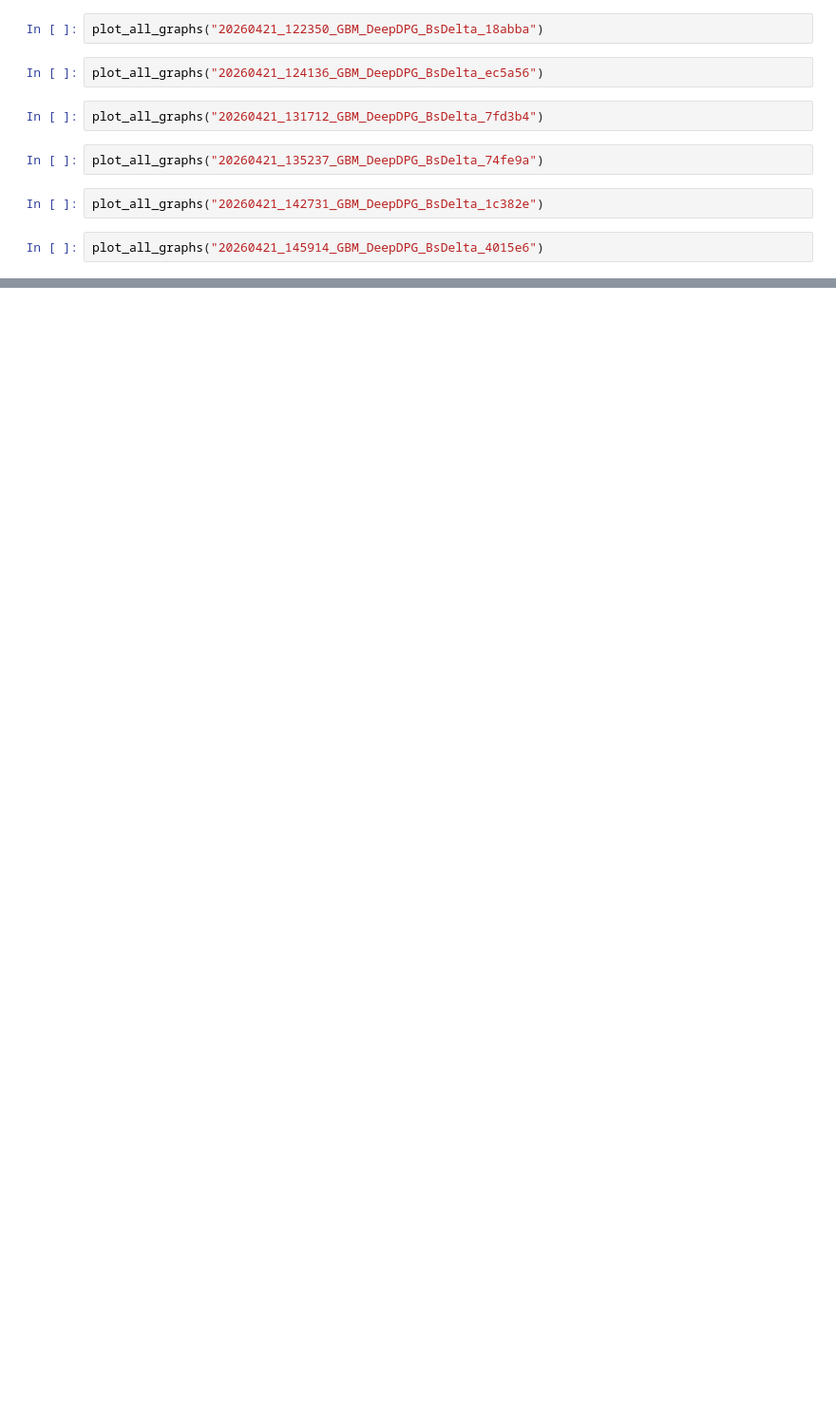
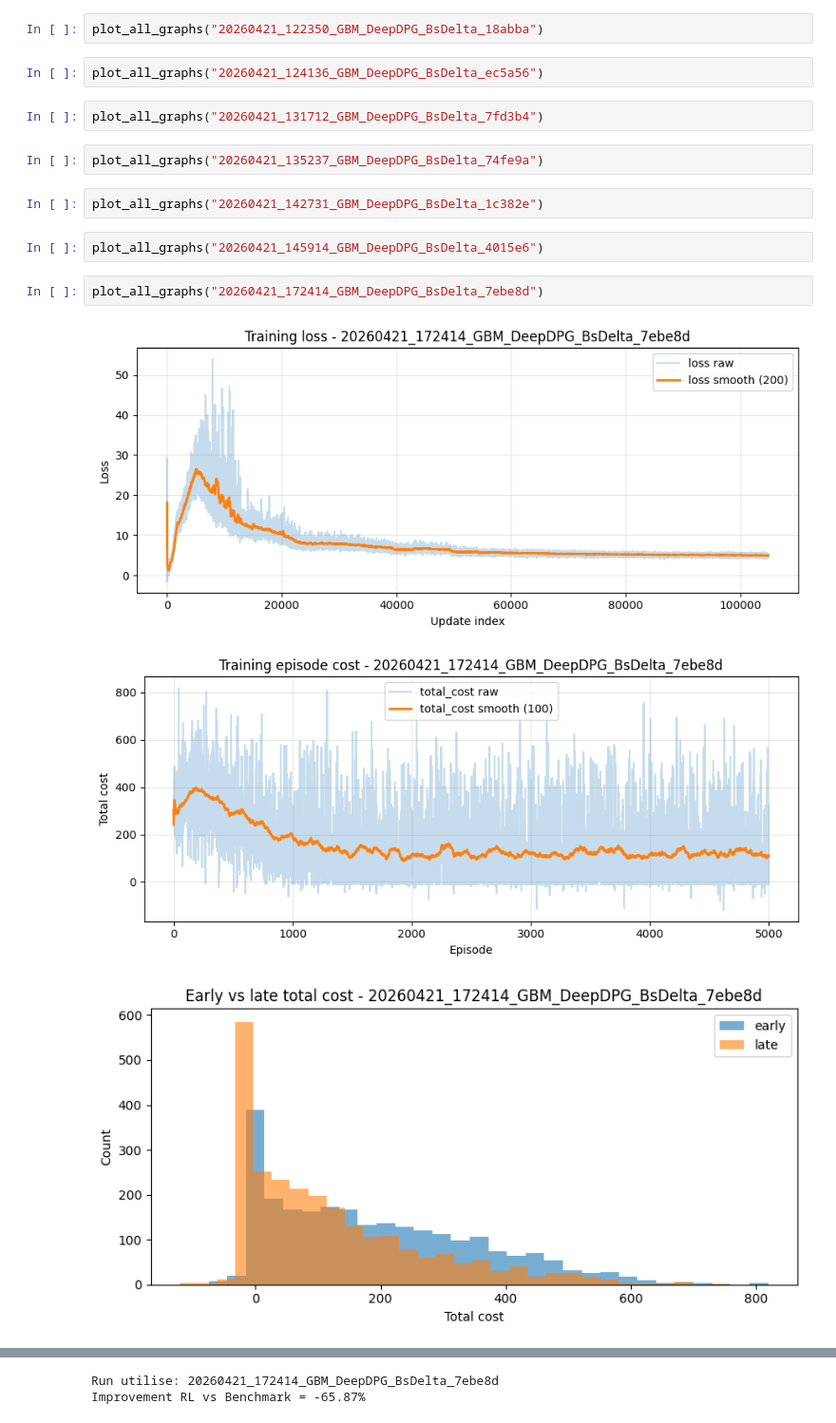
Before and after one commit to thibault-charbonnier/deep-hedging, a Jupyter notebook: notebooks/plot.ipynb, the cells around one changed output, grey strips where cells are left out. Shown at 95% size. Drawn from its saved outputs; the diff is of its cells as text; blank space fills up the shorter version.

```diff
--- a/notebooks/plot.ipynb
+++ b/notebooks/plot.ipynb
@@ -32,3 +32,9 @@ plot_all_graphs("20260421_135237_GBM_DeepDPG_BsDelta_74fe9a")
 plot_all_graphs("20260421_142731_GBM_DeepDPG_BsDelta_1c382e")
 # %%
 plot_all_graphs("20260421_145914_GBM_DeepDPG_BsDelta_4015e6")
+# %%
+plot_all_graphs("20260421_172414_GBM_DeepDPG_BsDelta_7ebe8d")
+# %% [output]
+[figure, added]
+[figure, added]
+[figure, added]
@@ -34,0 +42,2 @@ plot_all_graphs("20260421_145914_GBM_DeepDPG_BsDelta_4015e6")
+Run utilise: 20260421_172414_GBM_DeepDPG_BsDelta_7ebe8d
+Improvement RL vs Benchmark = -65.87%
```
Also changed, not shown: parts of 1 cell of this notebook, 9 other files.
